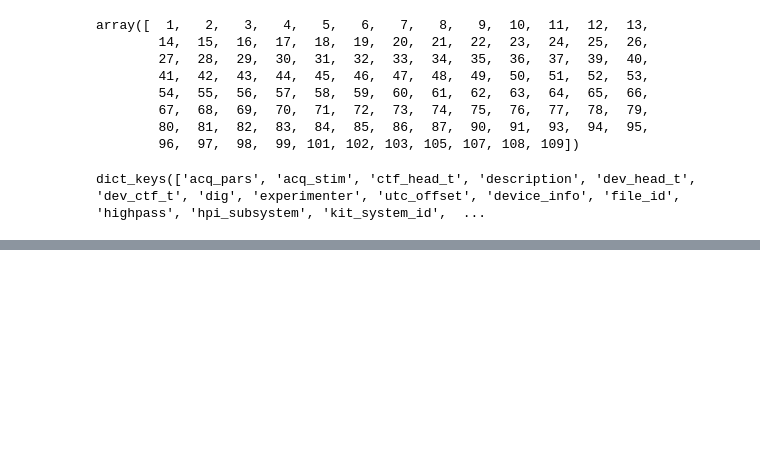
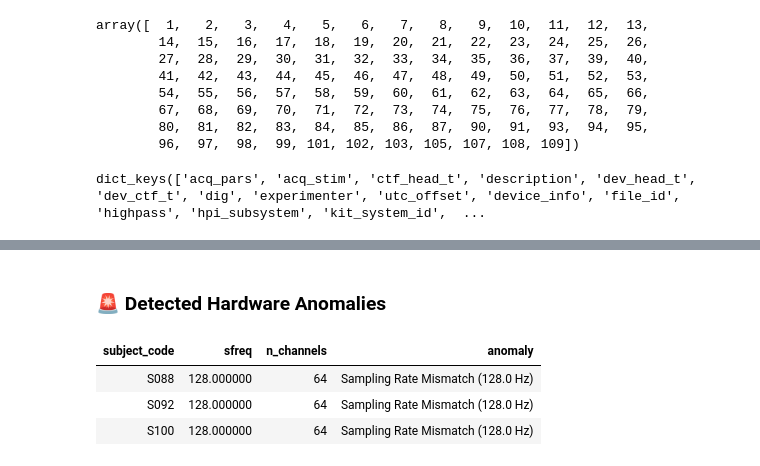
Before and after one commit to Alexvc23/Total-Perspective-Vortex, a Jupyter notebook: doc/Phase-1-Data-Acquisition-Preprocessing.ipynb, the cells around one changed output, grey strips where cells are left out. Cells and saved outputs as stored; diff of their text form; code cells hidden in the pictures; blank space fills up the shorter version.

```diff
--- a/doc/Phase-1-Data-Acquisition-Preprocessing.ipynb
+++ b/doc/Phase-1-Data-Acquisition-Preprocessing.ipynb
@@ -349,0 +370,22 @@ NameError: name 'mne' is not defined
+# %%
+
+# !Create a DataFrame from the audit records and summarize the results
+df_audit = pd.DataFrame(audit_records)
+
+# ──────────────────────────────────────────────────────────────────────────────
+
+# !Display the audit summary table and any detected hardware anomalies
+summary_df = pd.DataFrame(
+    {
+        "Metric": [
+            "Total Audited",
+            "Compliant (160 Hz, 64 Ch)",
+            "Non-Compliant / Anomaly",
+        ],
+        "Count": [
+            len(df_audit),
+            df_audit["compliant"].sum(),
+            len(df_audit) - df_audit["compliant"].sum(),
+        ],
+    }
+)
@@ -349,0 +403,19 @@ NameError: name 'mne' is not defined
+# %%
+
+
+# ──────────────────────────────────────────────────────────────────────────────
+
+# !show audit results for non-compliant subjects, if any
+if (len(df_audit) - df_audit["compliant"].sum()) > 0:
+    display(Markdown("### 🚨 Detected Hardware Anomalies"))
+    display(
+        df_audit[~df_audit["compliant"]][
+            ["subject_code", "sfreq", "n_channels", "anomaly"]
+        ].style.hide(axis="index")
+    )
+# %% [output]
+### 🚨 Detected Hardware Anomalies
+| subject_code | sfreq | n_channels | anomaly |
+| S088 | 128.000000 | 64 | Sampling Rate Mismatch (128.0 Hz) |
+| S092 | 128.000000 | 64 | Sampling Rate Mismatch (128.0 Hz) |
+| S100 | 128.000000 | 64 | Sampling Rate Mismatch (128.0 Hz) |
```
Also changed, not shown: parts of 18 cells of this notebook, 4 other files.
